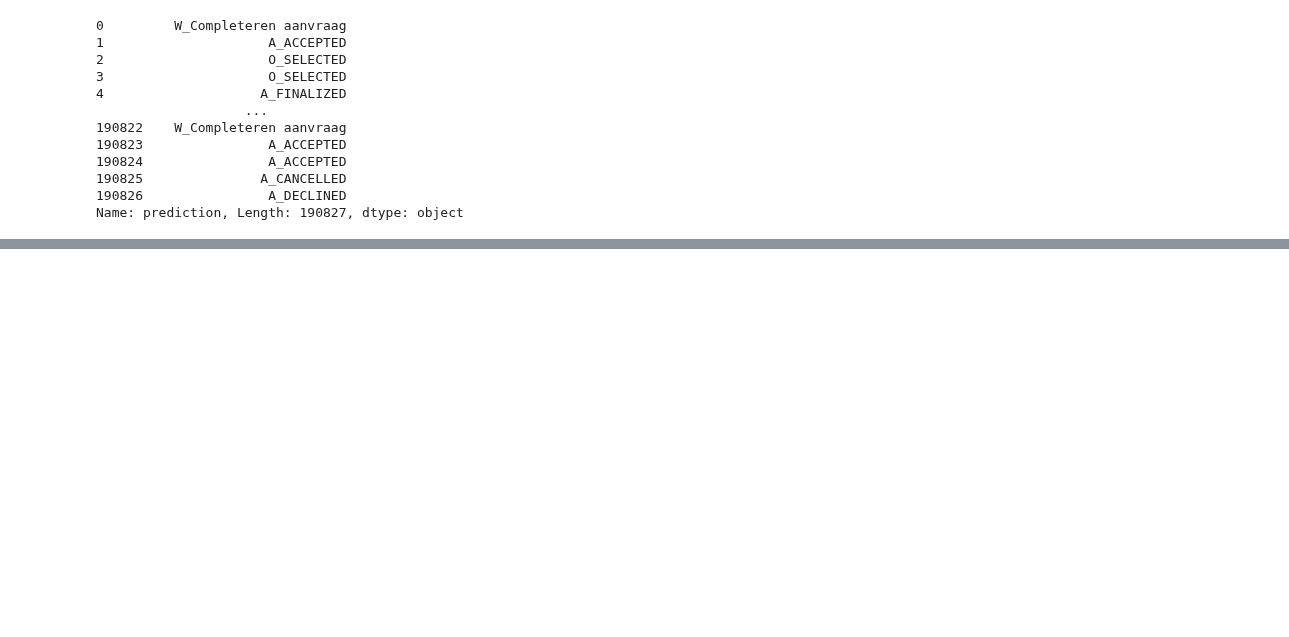
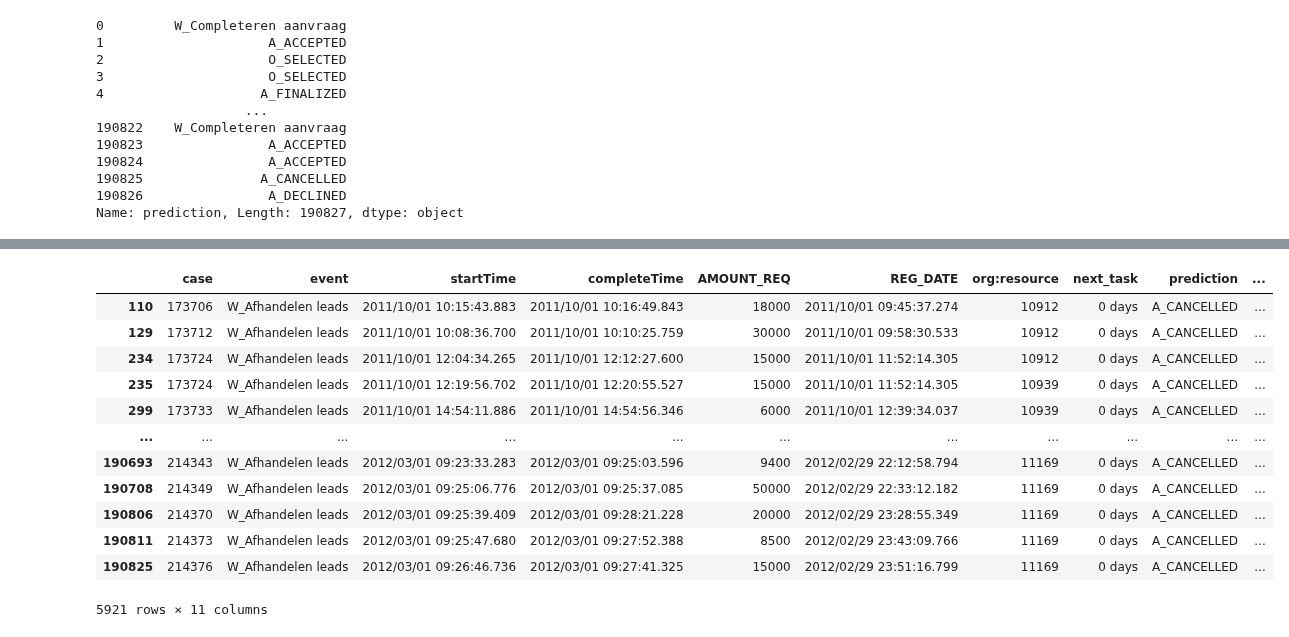
Before and after one commit to hbakardzhiev/DBL_Process_mining, a Jupyter notebook: draft.ipynb, the cells around one changed output, grey strips where cells are left out. Cells and saved outputs as stored; diff of their text form; code cells hidden in the pictures; blank space fills up the shorter version.

```diff
--- a/draft.ipynb
+++ b/draft.ipynb
@@ -399,0 +405,41 @@ result_data_str
+# %%
+
+# train = result_data_str[result_data_str.index <= len(result_data_str) / 1.2]
+# y = train['duration']
+# x = train[]
+# ARMAmodel = SARIMAX(y, order = (1, 0, 1))
+
+
+# test = result_data_str[result_data_str.index > len(result_data_str) / 1.2]
+
+# ARMAmodel = ARMAmodel.fit()
+
+# y_pred = ARMAmodel.get_forecast(len(test.index))
+# y_pred_df = y_pred.conf_int()#alpha = 0.05)
+# y_pred_df["Predictions"] = ARMAmodel.predict(start = y_pred_df.index[0], end = y_pred_df.index[-1])
+# y_pred_df.index = test.index
+# y_pred_out = y_pred_df["Predictions"]
+
+events_count = result_data_str.groupby("event")['duration'].agg('count')
+event_duration_sum = result_data_str.groupby("event")['duration'].agg('sum')
+
+duration_per_event = event_duration_sum / events_count
+
+# for i in range(len(result_data_str)):
+#     print(result_data_str.at[i])# = duration_per_event[result_data_str[i]["event"]]
+
+@jit(parallel = True)
+def make_prediction(event, dict):
+    res = np.empty(len(event), dtype=object)
+    # idx = 0
+    for idx,_ in enumerate(event):
+        # print(idx)
+        res[idx] = dict[event[idx]]
+        # res[idx] = event[idx + 1]  if (case[idx + 1] != case[idx])
+        # else:
+        #     res[idx] = 0
+
+        # idx+=1
+    return res
+
+result_data_str["duration_prediction"] = make_prediction(result_data_str['event'].values, duration_per_event)
@@ -399,0 +464,16 @@ result_data_str
+# %%
+result_data_str[result_data_str["event"] == "W_Afhandelen leads"]
+# %% [output]
+|  | case | event | startTime | completeTime | AMOUNT_REQ | REG_DATE | org:resource | next_task | prediction | ... |
+| 110 | 173706 | W_Afhandelen leads | 2011/10/01 10:15:43.883 | 2011/10/01 10:16:49.843 | 18000 | 2011/10/01 09:45:37.274 | 10912 | 0 days | A_CANCELLED | ... |
+| 129 | 173712 | W_Afhandelen leads | 2011/10/01 10:08:36.700 | 2011/10/01 10:10:25.759 | 30000 | 2011/10/01 09:58:30.533 | 10912 | 0 days | A_CANCELLED | ... |
+| 234 | 173724 | W_Afhandelen leads | 2011/10/01 12:04:34.265 | 2011/10/01 12:12:27.600 | 15000 | 2011/10/01 11:52:14.305 | 10912 | 0 days | A_CANCELLED | ... |
+| 235 | 173724 | W_Afhandelen leads | 2011/10/01 12:19:56.702 | 2011/10/01 12:20:55.527 | 15000 | 2011/10/01 11:52:14.305 | 10939 | 0 days | A_CANCELLED | ... |
+| 299 | 173733 | W_Afhandelen leads | 2011/10/01 14:54:11.886 | 2011/10/01 14:54:56.346 | 6000 | 2011/10/01 12:39:34.037 | 10939 | 0 days | A_CANCELLED | ... |
+| ... | ... | ... | ... | ... | ... | ... | ... | ... | ... | ... |
+| 190693 | 214343 | W_Afhandelen leads | 2012/03/01 09:23:33.283 | 2012/03/01 09:25:03.596 | 9400 | 2012/02/29 22:12:58.794 | 11169 | 0 days | A_CANCELLED | ... |
+| 190708 | 214349 | W_Afhandelen leads | 2012/03/01 09:25:06.776 | 2012/03/01 09:25:37.085 | 50000 | 2012/02/29 22:33:12.182 | 11169 | 0 days | A_CANCELLED | ... |
+| 190806 | 214370 | W_Afhandelen leads | 2012/03/01 09:25:39.409 | 2012/03/01 09:28:21.228 | 20000 | 2012/02/29 23:28:55.349 | 11169 | 0 days | A_CANCELLED | ... |
+| 190811 | 214373 | W_Afhandelen leads | 2012/03/01 09:25:47.680 | 2012/03/01 09:27:52.388 | 8500 | 2012/02/29 23:43:09.766 | 11169 | 0 days | A_CANCELLED | ... |
+| 190825 | 214376 | W_Afhandelen leads | 2012/03/01 09:26:46.736 | 2012/03/01 09:27:41.325 | 15000 | 2012/02/29 23:51:16.799 | 11169 | 0 days | A_CANCELLED | ... |
+5921 rows × 11 columns
```
Also changed, not shown: parts of 5 cells of this notebook, 1 other file.
